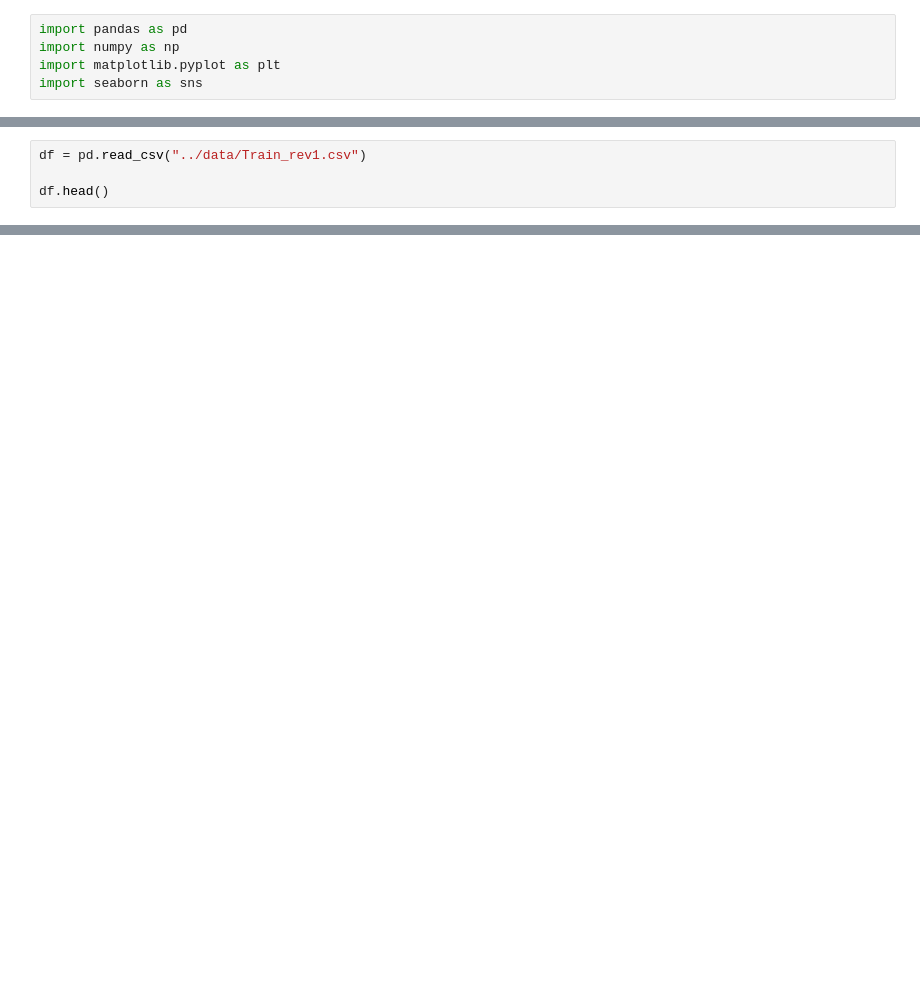
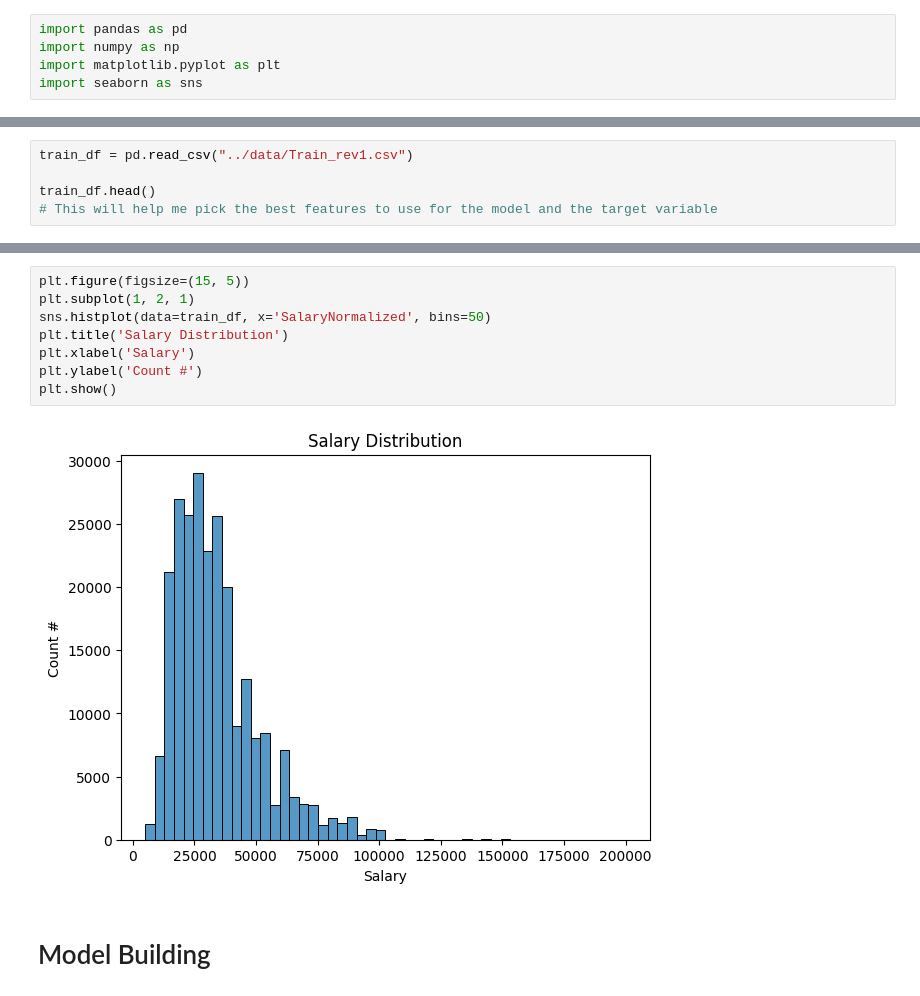
Before and after one commit to amanpatel123/salary-prediction, a Jupyter notebook: notebook/main.ipynb, the cells around one changed output, grey strips where cells are left out. Saved outputs shown, nothing was run; the diff lists cells and outputs as text; blank space fills up the shorter version.

```diff
--- a/notebook/main.ipynb
+++ b/notebook/main.ipynb
@@ -6,7 +8,8 @@ import seaborn as sns
 # %%
-df = pd.read_csv("../data/Train_rev1.csv")
+train_df = pd.read_csv("../data/Train_rev1.csv")
 
-df.head()
+train_df.head()
+# This will help me pick the best features to use for the model and the target variable
 # %% [output]
 |  | Id | Title | FullDescription | LocationRaw | LocationNormalized | ContractType | ContractTime | ... |
 | 0 | 12612628 | Engineering Systems Analyst | Engineering Systems Analyst Dorki... | Dorking, Surrey, Surrey | Dorking | NaN | permanent | ... |
@@ -16,0 +96,12 @@ df.head()
+# %%
+plt.figure(figsize=(15, 5))
+plt.subplot(1, 2, 1)
+sns.histplot(data=train_df, x='SalaryNormalized', bins=50)
+plt.title('Salary Distribution')
+plt.xlabel('Salary')
+plt.ylabel('Count #')
+plt.show()
+# %% [output]
+[figure, added]
+# %% [markdown]
+# Model Building
```
Also changed, not shown: parts of 10 cells of this notebook, 13 other files.
